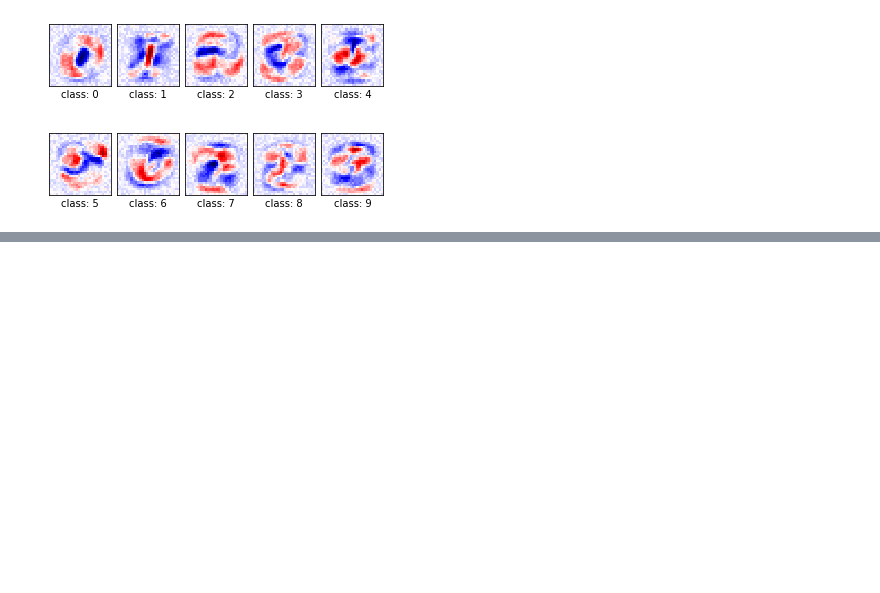
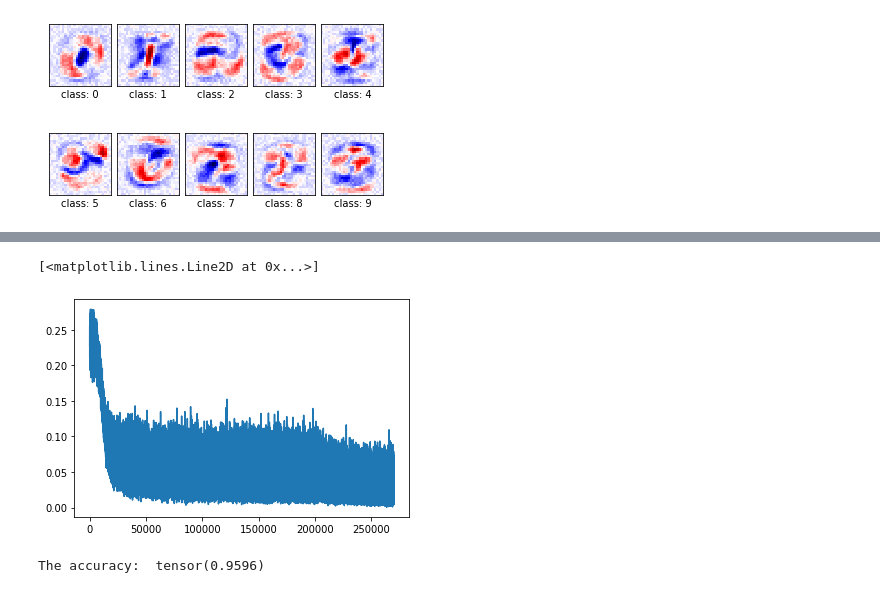
Before and after one commit to macabdul9/pytorch-learning, a Jupyter notebook: Deep-Neural-Networks-with-pytorch-Coursera/week_4_neural_network.ipynb, the cells around one changed output, grey strips where cells are left out. Cells and saved outputs as stored; diff of their text form; code cells hidden in the pictures; blank space fills up the shorter version.

```diff
--- a/Deep-Neural-Networks-with-pytorch-Coursera/week_4_neural_network.ipynb
+++ b/Deep-Neural-Networks-with-pytorch-Coursera/week_4_neural_network.ipynb
@@ -154,0 +204,3 @@ PlotParameters(model)
+# %%
+# model
+model = nn.Sequential(nn.Linear(30,  20), nn.Sigmoid(), nn.Linear(20, 10), nn.Sigmoid(), nn.Linear(10, 1), nn.Sigmoid())
@@ -154,0 +209,21 @@ PlotParameters(model)
+# %%
+epochs = 10000
+Loss = []
+acc = []
+lr = 0.1
+# %%
+opt = torch.optim.SGD(model.parameters(), lr=0.1)
+criterian = nn.MSELoss()
+# %%
+for epoch in range(epochs):
+
+  for x, y in train_dl:
+    yhat = model(x)
+    loss = criterian(yhat, y)
+    opt.zero_grad()
+    loss.backward()
+    opt.step()
+    Loss.append(loss.item())
+
+  if epoch%(epochs//5)==0:
+    print(f'epoch {epoch} | loss {Loss[-1]}')
@@ -154,0 +236,12 @@ PlotParameters(model)
+# %%
+plt.plot(Loss)
+# %% [output]
+[<matplotlib.lines.Line2D at 0x...>]
+[figure, added]
+# %%
+# Make the Prediction
+yhat = model.forward(dataset.x)
+label = yhat > 0.5
+print("The accuracy: ", torch.mean((label == dataset.y.type(torch.ByteTensor)).type(torch.float)))
+# %% [output]
+The accuracy:  tensor(0.9596)
```
Also changed, not shown: parts of 9 cells of this notebook.
